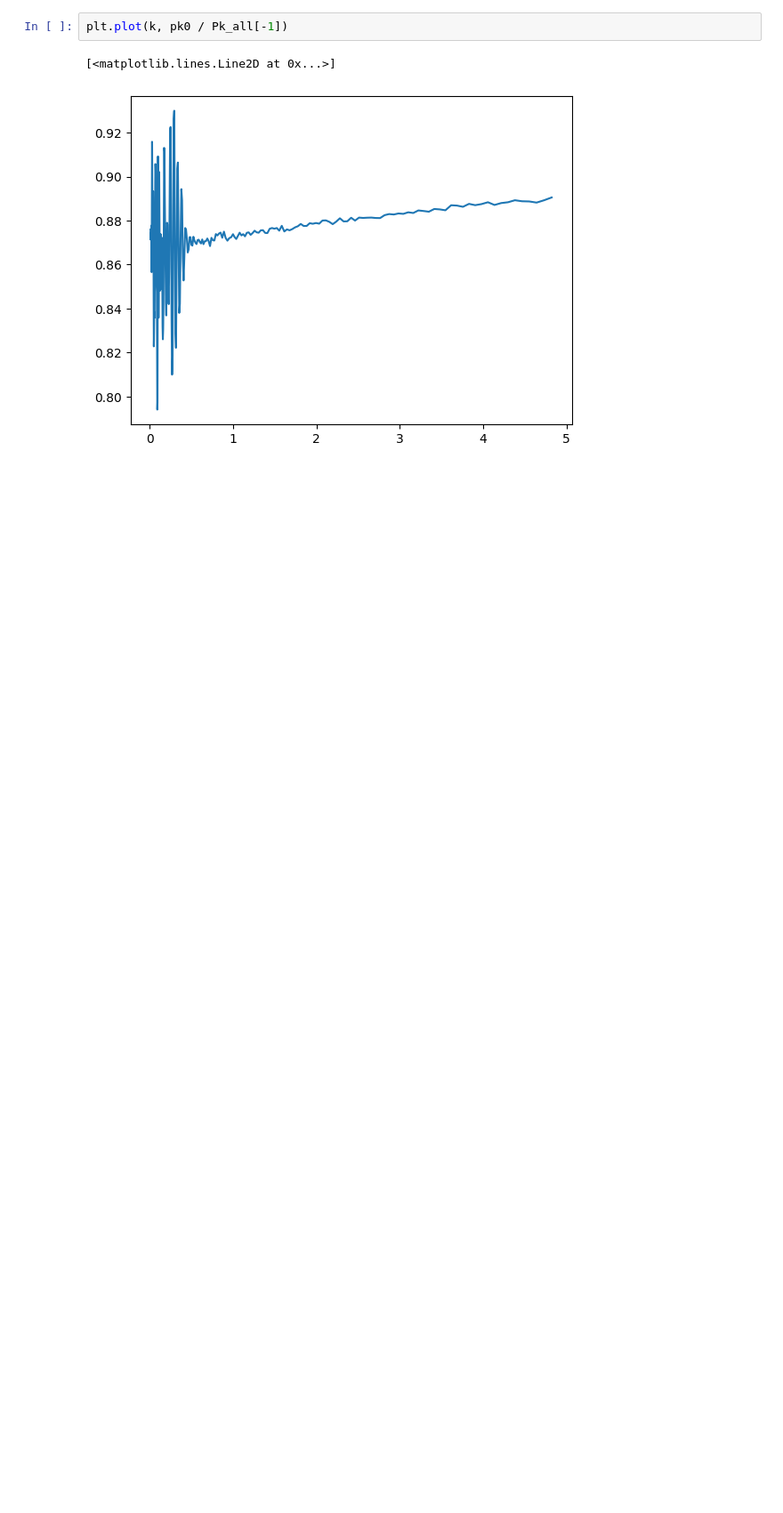
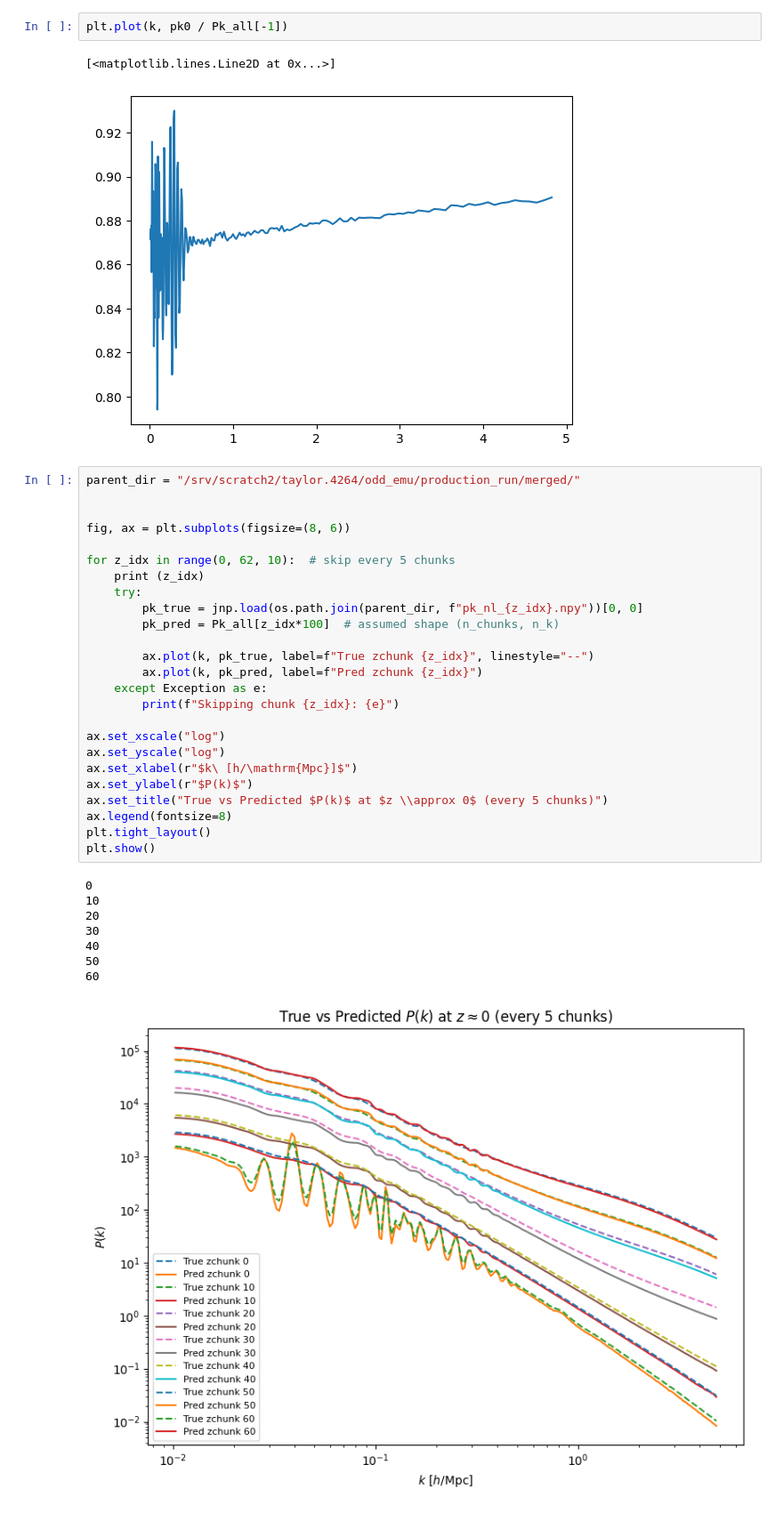
Before and after one commit to pltaylor16/odd_emu, a Jupyter notebook: production/test_solve.ipynb, the cells around one changed output. Shown: that part at 89% size. Cells and saved outputs as stored; diff of their text form; blank space fills up the shorter version.

```diff
--- a/production/test_solve.ipynb
+++ b/production/test_solve.ipynb
@@ -278,3 +276,37 @@ plt.plot(k, pk0 / Pk_all[-1])
 # %% [output]
 [<matplotlib.lines.Line2D at 0x...>]
 [figure]
+# %%
+parent_dir = "/srv/scratch2/taylor.4264/odd_emu/production_run/merged/"
+
+
+fig, ax = plt.subplots(figsize=(8, 6))
+
+for z_idx in range(0, 62, 10):  # skip every 5 chunks
+    print (z_idx)
+    try:
+        pk_true = jnp.load(os.path.join(parent_dir, f"pk_nl_{z_idx}.npy"))[0, 0]
+        pk_pred = Pk_all[z_idx*100]  # assumed shape (n_chunks, n_k)
+
+        ax.plot(k, pk_true, label=f"True zchunk {z_idx}", linestyle="--")
+        ax.plot(k, pk_pred, label=f"Pred zchunk {z_idx}")
+    except Exception as e:
+        print(f"Skipping chunk {z_idx}: {e}")
+
+ax.set_xscale("log")
+ax.set_yscale("log")
+ax.set_xlabel(r"$k\ [h/\mathrm{Mpc}]$")
+ax.set_ylabel(r"$P(k)$")
+ax.set_title("True vs Predicted $P(k)$ at $z \\approx 0$ (every 5 chunks)")
+ax.legend(fontsize=8)
+plt.tight_layout()
+plt.show()
+# %% [output]
+0
+10
+20
+30
+40
+50
+60
+[figure, added]
```
Also changed, not shown: parts of 2 cells of this notebook.
